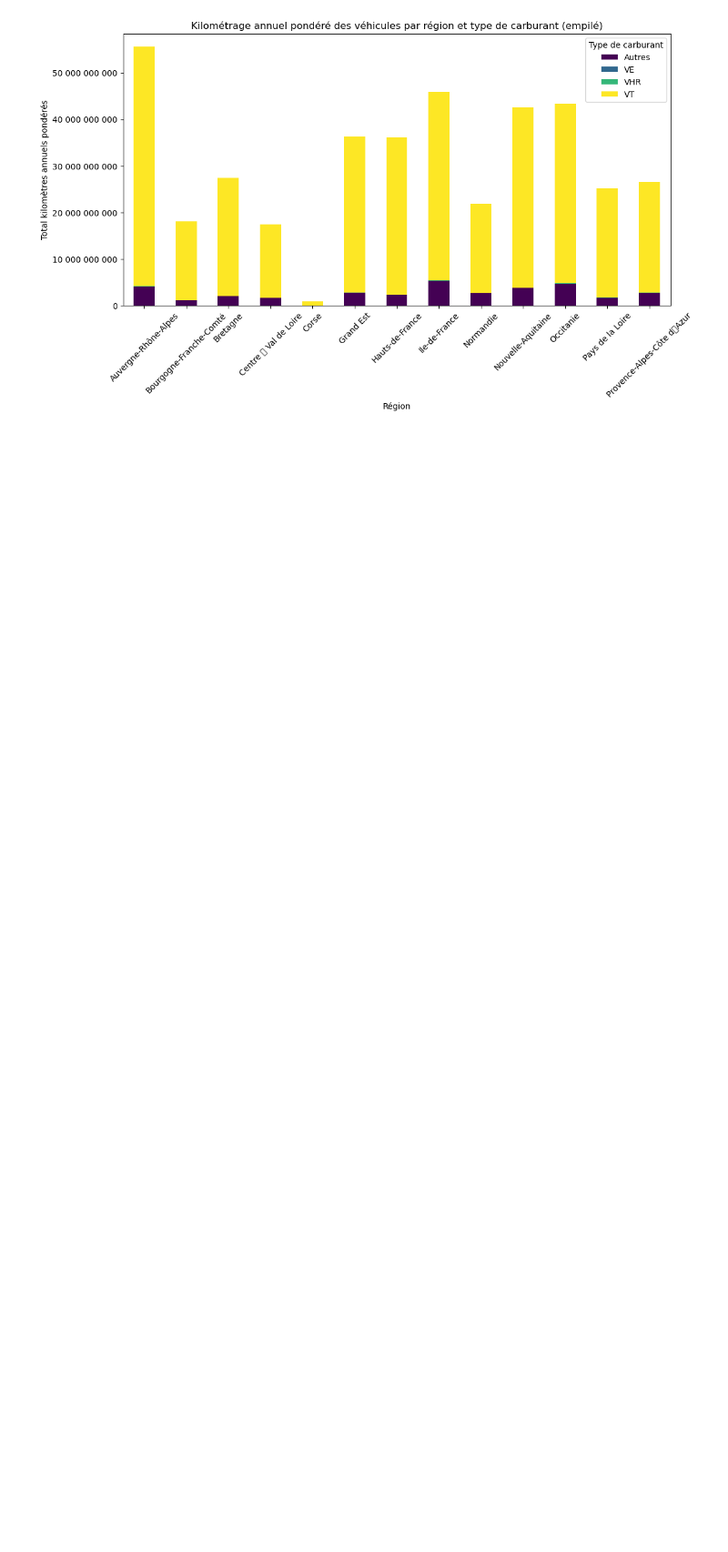
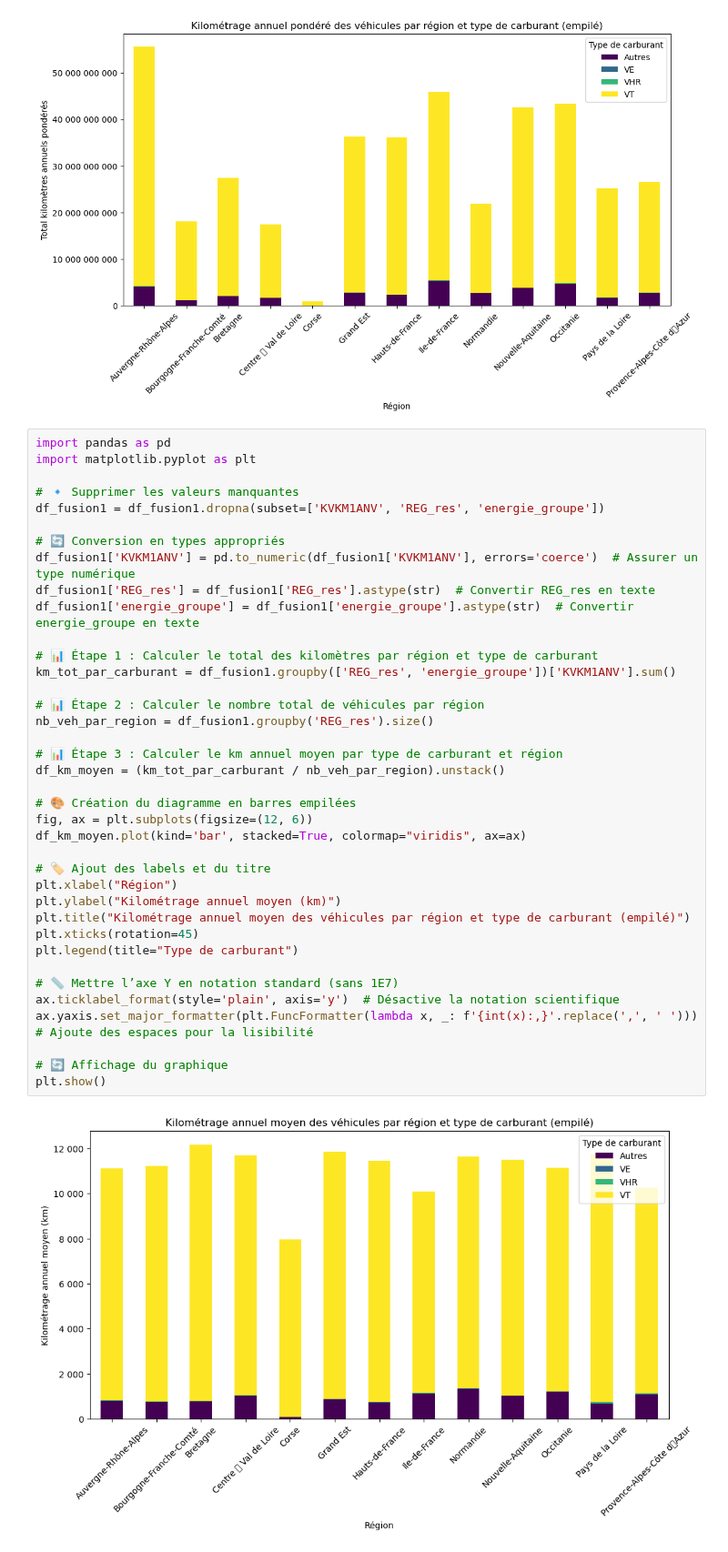
Before and after one commit to HugoMorand/Statapp, a Jupyter notebook: StatDes/StatDes.ipynb, the cells around one changed output. Shown at 91% size. Drawn from its saved outputs; the diff is of its cells as text; blank space fills up the shorter version.

Commit message:
graphe ordre 1

```diff
--- a/StatDes/StatDes.ipynb
+++ b/StatDes/StatDes.ipynb
@@ -720,3 +720,43 @@ ax.yaxis.set_major_formatter(plt.FuncFormatter(lambda x, _: f'{int(x):,}'.replac
 plt.show()
 # %% [output]
 [figure]
+# %%
+import pandas as pd
+import matplotlib.pyplot as plt
+
+# 🔹 Supprimer les valeurs manquantes
+df_fusion1 = df_fusion1.dropna(subset=['KVKM1ANV', 'REG_res', 'energie_groupe'])
+
+# 🔄 Conversion en types appropriés
+df_fusion1['KVKM1ANV'] = pd.to_numeric(df_fusion1['KVKM1ANV'], errors='coerce')  # Assurer un type numérique
+df_fusion1['REG_res'] = df_fusion1['REG_res'].astype(str)  # Convertir REG_res en texte
+df_fusion1['energie_groupe'] = df_fusion1['energie_groupe'].astype(str)  # Convertir energie_groupe en texte
+
+# 📊 Étape 1 : Calculer le total des kilomètres par région et type de carburant
+km_tot_par_carburant = df_fusion1.groupby(['REG_res', 'energie_groupe'])['KVKM1ANV'].sum()
+
+# 📊 Étape 2 : Calculer le nombre total de véhicules par région
+nb_veh_par_region = df_fusion1.groupby('REG_res').size()
+
+# 📊 Étape 3 : Calculer le km annuel moyen par type de carburant et région
+df_km_moyen = (km_tot_par_carburant / nb_veh_par_region).unstack()
+
+# 🎨 Création du diagramme en barres empilées
+fig, ax = plt.subplots(figsize=(12, 6))
+df_km_moyen.plot(kind='bar', stacked=True, colormap="viridis", ax=ax)
+
+# 🏷️ Ajout des labels et du titre
+plt.xlabel("Région")
+plt.ylabel("Kilométrage annuel moyen (km)")
+plt.title("Kilométrage annuel moyen des véhicules par région et type de carburant (empilé)")
+plt.xticks(rotation=45)
+plt.legend(title="Type de carburant")
+
+# 📏 Mettre l’axe Y en notation standard (sans 1E7)
+ax.ticklabel_format(style='plain', axis='y')  # Désactive la notation scientifique
+ax.yaxis.set_major_formatter(plt.FuncFormatter(lambda x, _: f'{int(x):,}'.replace(',', ' ')))  # Ajoute des espaces pour la lisibilité
+
+# 🔄 Affichage du graphique
+plt.show()
+# %% [output]
+[figure, added]
```
